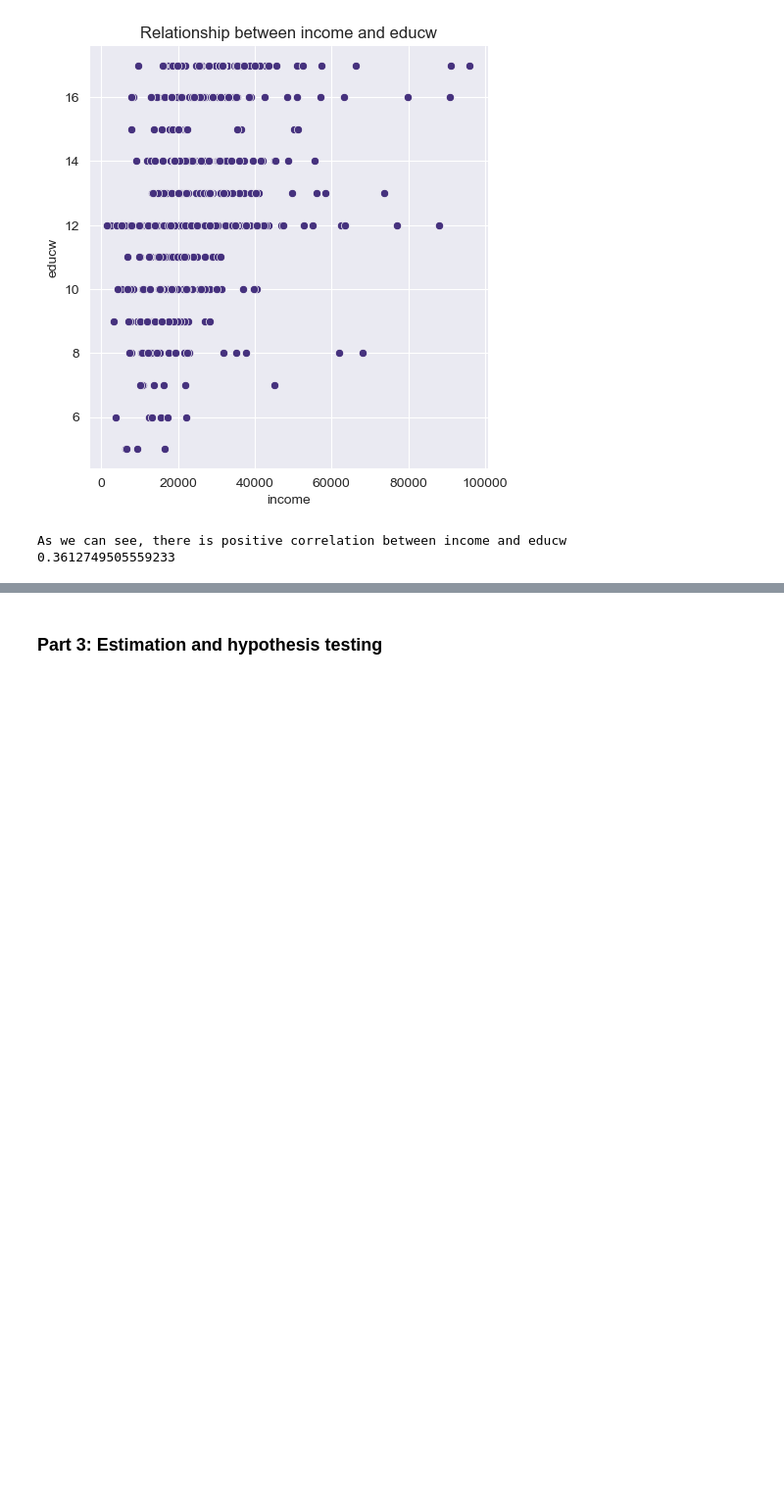
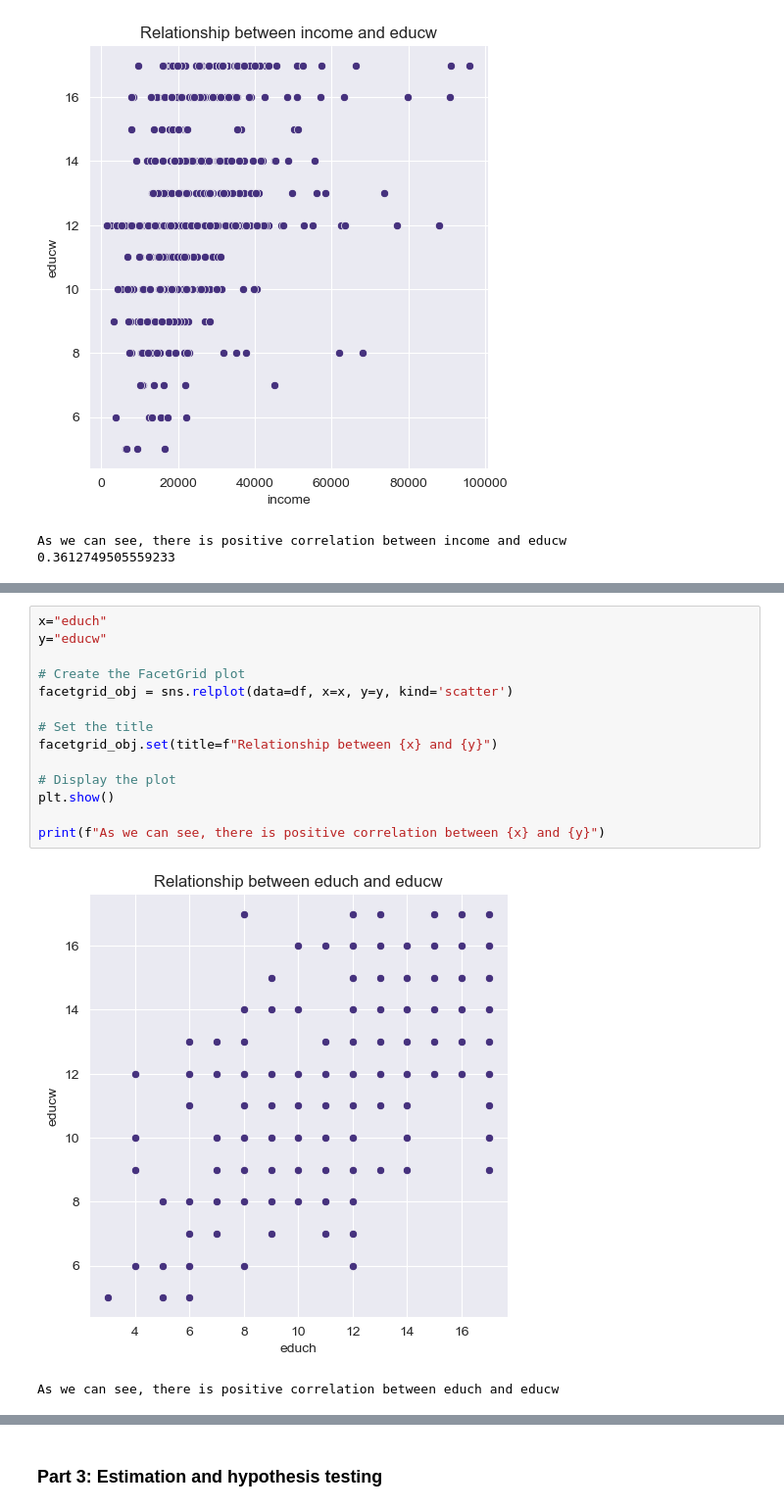
Before and after one commit to LiorBenSidi/Mini-Project, a Jupyter notebook: Mini-Project.ipynb, the cells around one changed output, grey strips where cells are left out. Shown at 98% size. Saved outputs shown, nothing was run; the diff lists cells and outputs as text; blank space fills up the shorter version.

```diff
--- a/Mini-Project.ipynb
+++ b/Mini-Project.ipynb
@@ -327,0 +274,17 @@ print(f"As we can see, there is positive correlation between {x} and {y}")
+# %%
+x="educh"
+y="educw"
+
+# Create the FacetGrid plot
+facetgrid_obj = sns.relplot(data=df, x=x, y=y, kind='scatter')
+
+# Set the title
+facetgrid_obj.set(title=f"Relationship between {x} and {y}")
+
+# Display the plot
+plt.show()
+
+print(f"As we can see, there is positive correlation between {x} and {y}")
+# %% [output]
+[figure, added]
+As we can see, there is positive correlation between educh and educw
```
Also changed, not shown: parts of 23 cells of this notebook, 2 other files.
